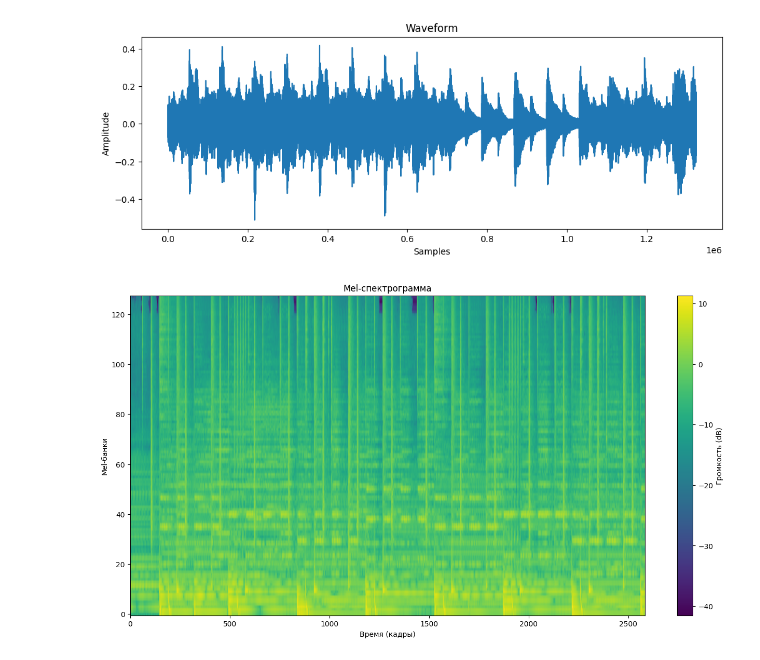
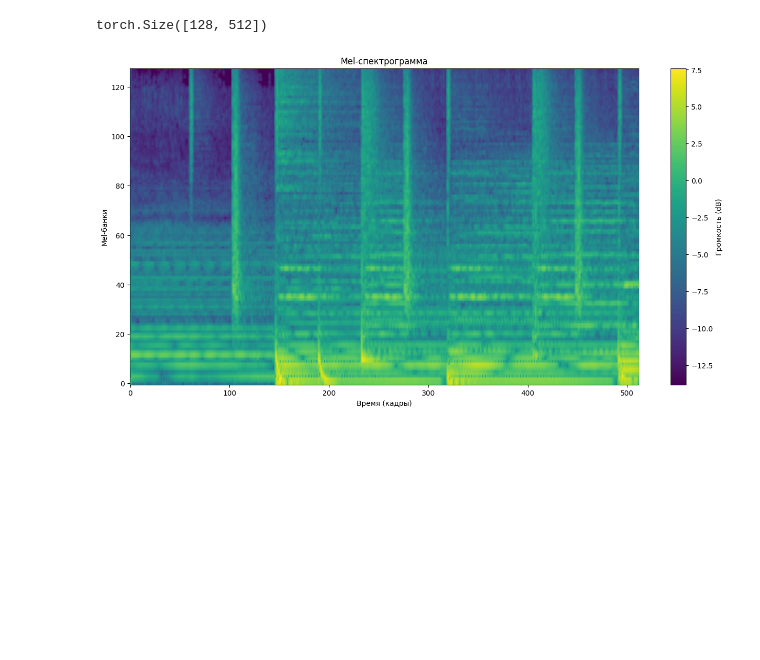
Before and after one commit to ivag0/nmus, a Jupyter notebook: notebooks/01_data_exploration.ipynb, the cells around one changed output. Cells and saved outputs as stored; diff of their text form; code cells hidden in the pictures; blank space fills up the shorter version.

```diff
--- a/notebooks/01_data_exploration.ipynb
+++ b/notebooks/01_data_exploration.ipynb
@@ -217,42 +210,53 @@ plt.show()
 Количество различных тегов: 59
 [figure]
 # %%
+import warnings
+
+# убираем предупреждения
+warnings.filterwarnings("ignore", message=".*TorchCodec.*")
+warnings.filterwarnings("ignore", message=".*StreamingMediaDecoder.*")
+
 # А вот уже и то с чем можно будет работать
 def preprocess_audio(audio_path, target_sr = 22050) -> torch.Tensor:
     waveform, sr = torchaudio.load(audio_path, normalize=True, channels_first=True)
     #уменьшил частоту дискретизации, чтобы ещё меньше датасет весил, а то везде 44100 Гц или почти везде
     if sr != target_sr:
         waveform = torchaudio.functional.resample(waveform, sr, target_sr)
 
     mel_spectrogram = torchaudio.transforms.MelSpectrogram(
         sample_rate=22050,
         n_mels=128,
         n_fft=1024,
         hop_length=256,
         f_min=20,
         f_max=11000
     )(waveform)
-    return mel_spectrogram
+
+    mel_spectrogram = torch.log(mel_spectrogram + 1e-6)
+
+    return mel_spectrogram[0,:,:512]
 
 mel_spektr = preprocess_audio("../data/train/00/7400.mp3")
 
-#waveform
-plt.figure(figsize=(12, 4))
-plt.plot(waveform[0].numpy())  # первый канал
-plt.title("Waveform")
-plt.xlabel("Samples")
-plt.ylabel("Amplitude")
-plt.show()
+print(mel_spektr.shape)
+
+# #waveform
+# plt.figure(figsize=(12, 4))
+# plt.plot(waveform[0].numpy())  # первый канал
+# plt.title("Waveform")
+# plt.xlabel("Samples")
+# plt.ylabel("Amplitude")
+# plt.show()
 
 #mel-спектрограмма
 plt.figure(figsize=(16, 8))
-plt.imshow(mel_spektr.log2()[0,:,:].numpy(), cmap='viridis', origin='lower', aspect='auto')
+plt.imshow(mel_spektr[:,:].numpy(), cmap='viridis', origin='lower', aspect='auto')
 plt.colorbar(label='Громкость (dB)')
 plt.title("Mel-спектрограмма")
 plt.xlabel("Время (кадры)")
 plt.ylabel("Mel-банки")
 plt.show()
 #
 # %% [output]
+torch.Size([128, 512])
-[figure, old version]
+[figure, new version]
-[figure, removed]
```
Also changed, not shown: parts of 3 cells of this notebook, 2 other files.
